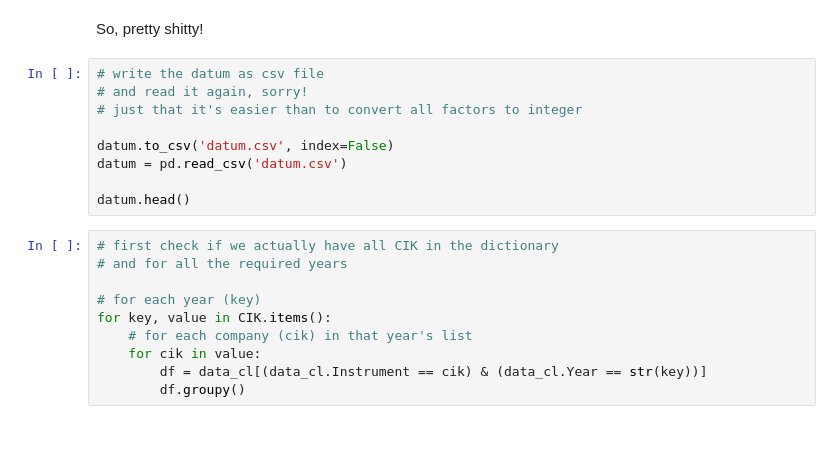
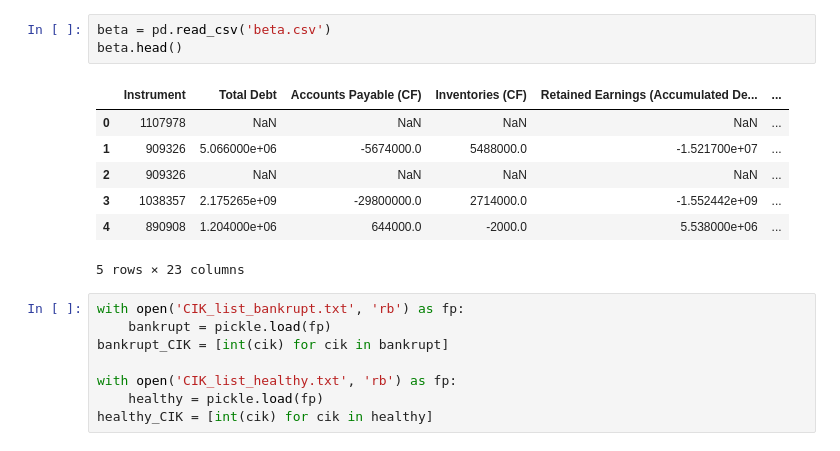
Before and after one commit to Faisalsouz/bankruptcy, a Jupyter notebook: data/Eikon/preprocessing.ipynb, the cells around one changed output. Saved outputs shown, nothing was run; the diff lists cells and outputs as text.

```diff
--- a/data/Eikon/preprocessing.ipynb
+++ b/data/Eikon/preprocessing.ipynb
@@ -163,21 +4,19 @@ print(datum.shape)
-# %% [markdown]
-So, pretty shitty!
-# %%
-# write the datum as csv file
-# and read it again, sorry!
-# just that it's easier than to convert all factors to integer
-
-datum.to_csv('datum.csv', index=False)
-datum = pd.read_csv('datum.csv')
-
-datum.head()
-# %%
-# first check if we actually have all CIK in the dictionary
-# and for all the required years
-
-# for each year (key)
-for key, value in CIK.items():
-    # for each company (cik) in that year's list
-    for cik in value:
-        df = data_cl[(data_cl.Instrument == cik) & (data_cl.Year == str(key))]
-        df.groupy()
+# %%
+beta = pd.read_csv('beta.csv')
+beta.head()
+# %% [output]
+|  | Instrument | Total Debt | Accounts Payable (CF) | Inventories (CF) | Retained Earnings (Accumulated De... | ... |
+| 0 | 1107978 | NaN | NaN | NaN | NaN | ... |
+| 1 | 909326 | 5.066000e+06 | -5674000.0 | 5488000.0 | -1.521700e+07 | ... |
+| 2 | 909326 | NaN | NaN | NaN | NaN | ... |
+| 3 | 1038357 | 2.175265e+09 | -29800000.0 | 2714000.0 | -1.552442e+09 | ... |
+| 4 | 890908 | 1.204000e+06 | 644000.0 | -2000.0 | 5.538000e+06 | ... |
+5 rows × 23 columns
+# %%
+with open('CIK_list_bankrupt.txt', 'rb') as fp:
+    bankrupt = pickle.load(fp)
+bankrupt_CIK = [int(cik) for cik in bankrupt]
+
+with open('CIK_list_healthy.txt', 'rb') as fp:
+    healthy = pickle.load(fp)
+healthy_CIK = [int(cik) for cik in healthy]
```
Also changed, not shown: parts of 15 cells of this notebook, 4 other files.
